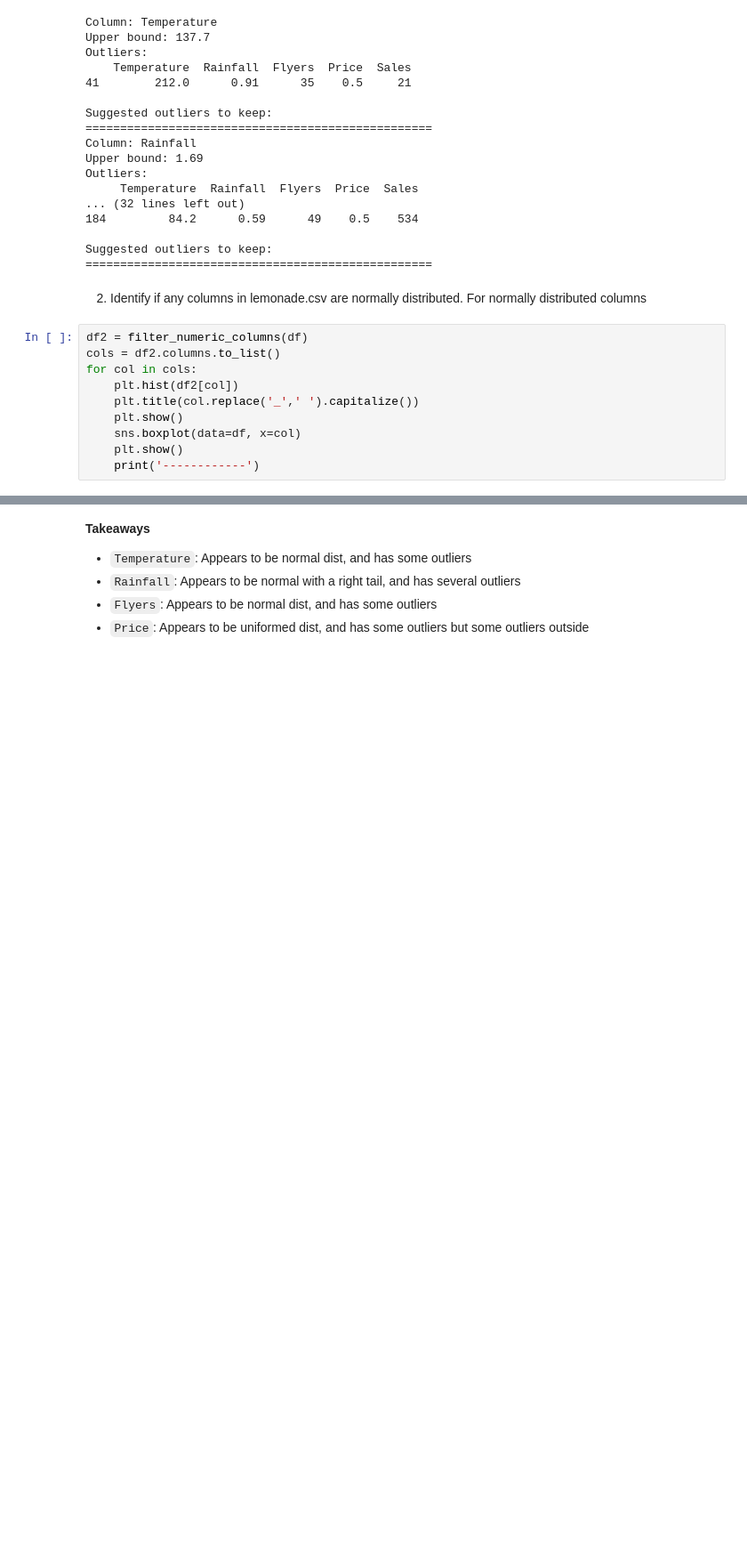
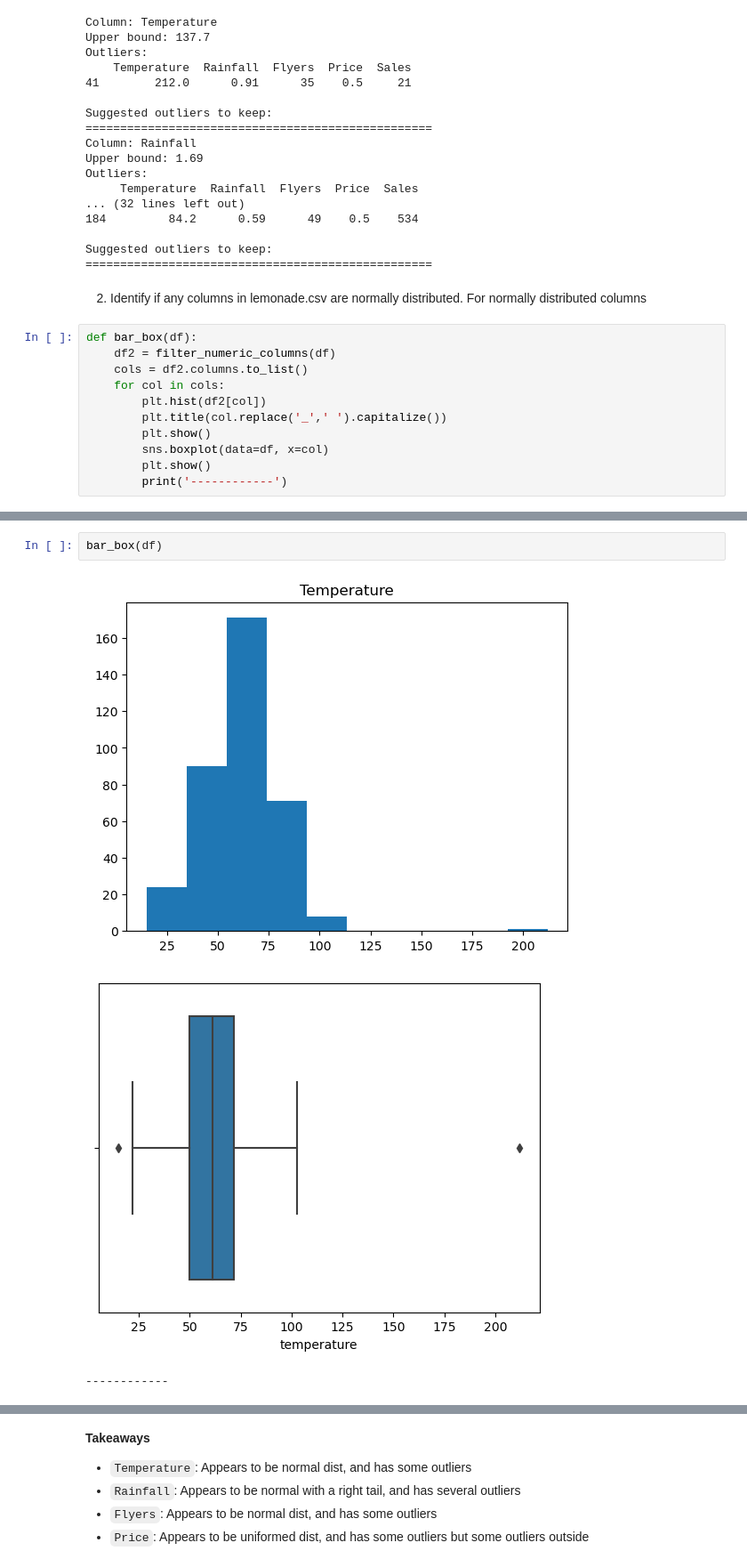
Before and after one commit to Keila-Camarillo/anomaly_detection_exercises, a Jupyter notebook: continuous_probabilistic_methods.ipynb, the cells around one changed output, grey strips where cells are left out. Shown at 89% size. Drawn from its saved outputs; the diff is of its cells as text; blank space fills up the shorter version.

```diff
--- a/continuous_probabilistic_methods.ipynb
+++ b/continuous_probabilistic_methods.ipynb
@@ -240,12 +236,13 @@ Suggested outliers to keep:
 # %% [markdown]
 2. Identify if any columns in lemonade.csv are normally distributed. For normally distributed columns
 # %%
-df2 = filter_numeric_columns(df)
-cols = df2.columns.to_list()
-for col in cols:
-    plt.hist(df2[col])
-    plt.title(col.replace('_',' ').capitalize())
-    plt.show()
-    sns.boxplot(data=df, x=col)
-    plt.show()
-    print('------------')
+def bar_box(df):
+    df2 = filter_numeric_columns(df)
+    cols = df2.columns.to_list()
+    for col in cols:
+        plt.hist(df2[col])
+        plt.title(col.replace('_',' ').capitalize())
+        plt.show()
+        sns.boxplot(data=df, x=col)
+        plt.show()
+        print('------------')
@@ -265,0 +249,6 @@ for col in cols:
+# %%
+bar_box(df)
+# %% [output]
+[figure, added]
+[figure, added]
+------------
```
Also changed, not shown: parts of 7 cells of this notebook, 1 other file.
